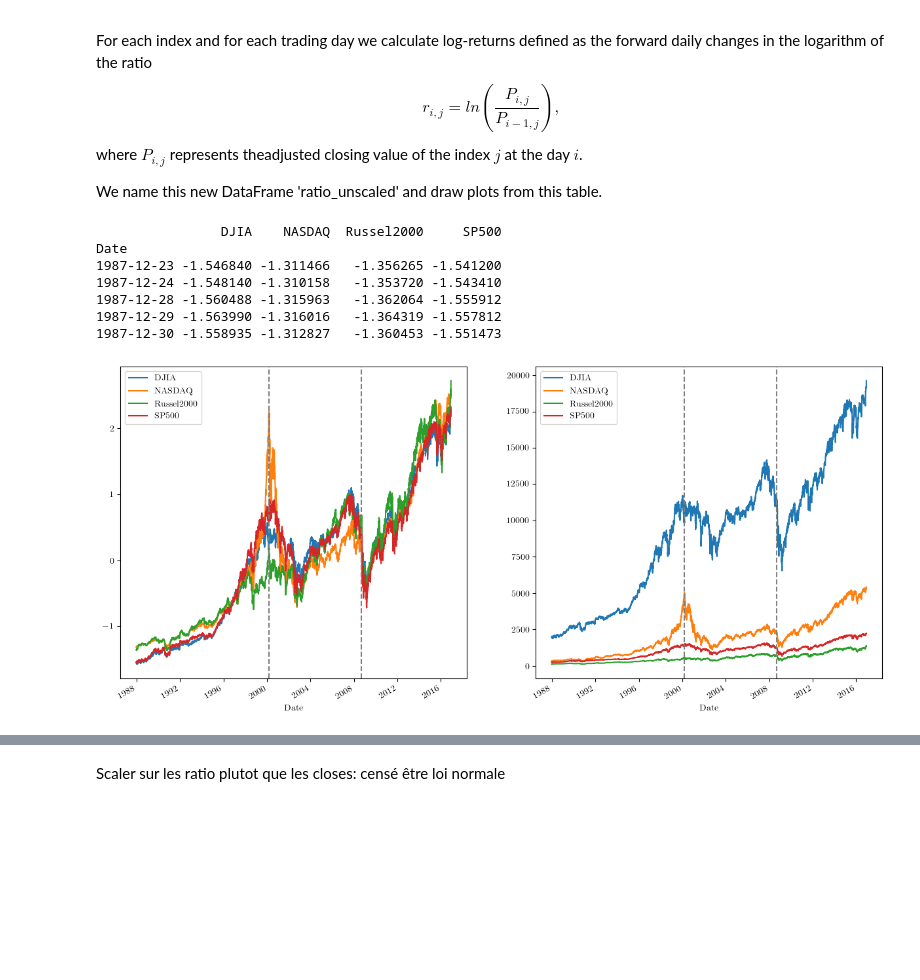
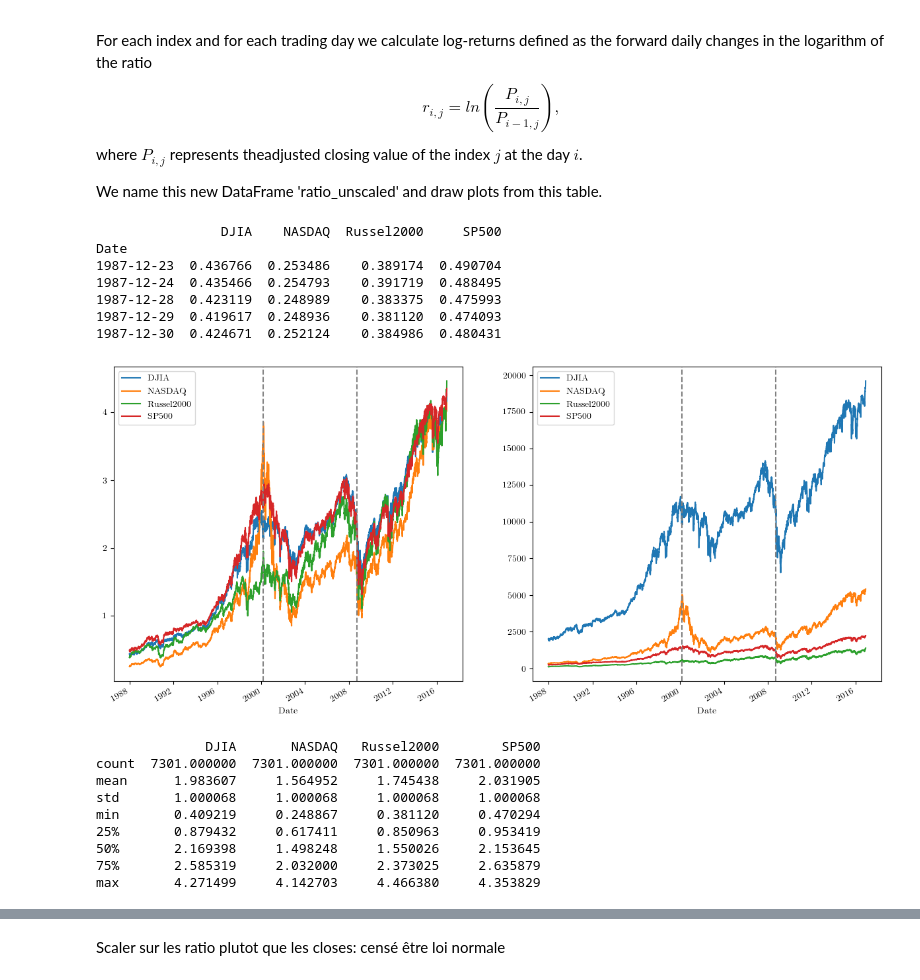
Before and after one commit to FloerHogy/FinancialTimeSeriesTDA, a Jupyter notebook: Project TDA/ProjectTDA.ipynb, the cells around one changed output, grey strips where cells are left out. Saved outputs shown, nothing was run; the diff lists cells and outputs as text; code cells hidden in the pictures; blank space fills up the shorter version.

Commit message:
new plots

```diff
--- a/Project TDA/ProjectTDA.ipynb
+++ b/Project TDA/ProjectTDA.ipynb
@@ -179,31 +179,41 @@ For each index and for each trading day we calculate log-returns defined as the
 
 We name this new DataFrame 'ratio_unscaled' and draw plots from this table.
 # %%
-scaler = StandardScaler()
+scaler = StandardScaler(with_mean = False)
 close_scaled = pd.DataFrame(scaler.fit_transform(close),columns = close.columns)
 close_scaled.set_index(close.index, inplace = True)
 print(close_scaled.head())
 
 fig, axs = plt.subplots(1,2, figsize = (15,7))
 
 close_scaled.plot(ax = axs[0])
 close.plot(ax = axs[1])
 
 axs[0].axvline(x = '2008-09-15', color = 'grey', linestyle = '--')
 axs[0].axvline(x = '2000-03-10', color = 'grey', linestyle = '--')
 axs[1].axvline(x = '2008-09-15', color = 'grey', linestyle = '--')
 axs[1].axvline(x = '2000-03-10', color = 'grey', linestyle = '--')
 
 plt.show()
+print(close_scaled.describe())
 # %% [output]
                 DJIA    NASDAQ  Russel2000     SP500
 Date
-1987-12-23 -1.546840 -1.311466   -1.356265 -1.541200
-1987-12-24 -1.548140 -1.310158   -1.353720 -1.543410
-1987-12-28 -1.560488 -1.315963   -1.362064 -1.555912
-1987-12-29 -1.563990 -1.316016   -1.364319 -1.557812
-1987-12-30 -1.558935 -1.312827   -1.360453 -1.551473
+1987-12-23  0.436766  0.253486    0.389174  0.490704
+1987-12-24  0.435466  0.254793    0.391719  0.488495
+1987-12-28  0.423119  0.248989    0.383375  0.475993
+1987-12-29  0.419617  0.248936    0.381120  0.474093
+1987-12-30  0.424671  0.252124    0.384986  0.480431
-[figure, old version]
+[figure, new version]
+              DJIA       NASDAQ   Russel2000        SP500
+count  7301.000000  7301.000000  7301.000000  7301.000000
+mean      1.983607     1.564952     1.745438     2.031905
+std       1.000068     1.000068     1.000068     1.000068
+min       0.409219     0.248867     0.381120     0.470294
+25%       0.879432     0.617411     0.850963     0.953419
+50%       2.169398     1.498248     1.550026     2.153645
+75%       2.585319     2.032000     2.373025     2.635879
+max       4.271499     4.142703     4.466380     4.353829
 # %%
 ratio = np.log(close_scaled.pct_change().dropna() +1)
 ratio_unscaled = np.log(close.pct_change().dropna() +1)
```
Also changed, not shown: parts of 9 cells of this notebook.
